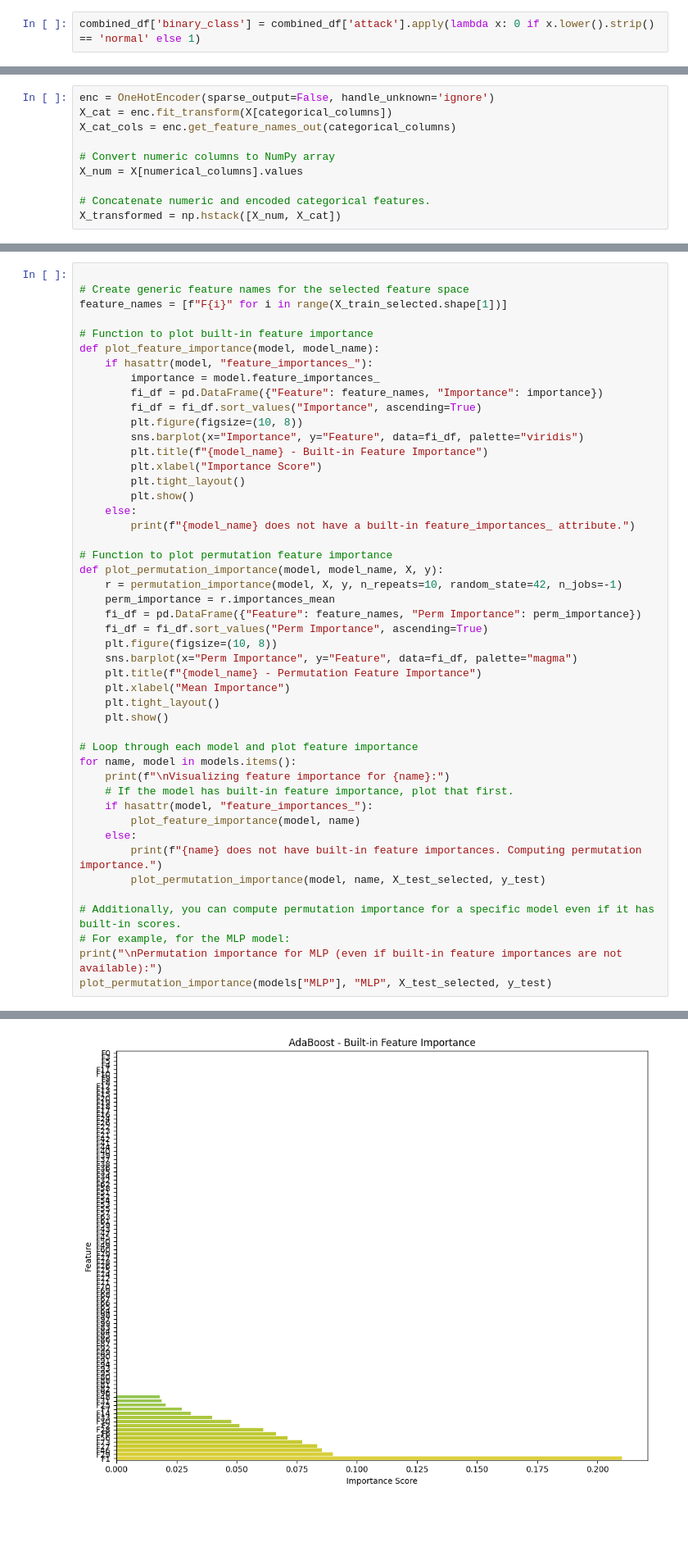
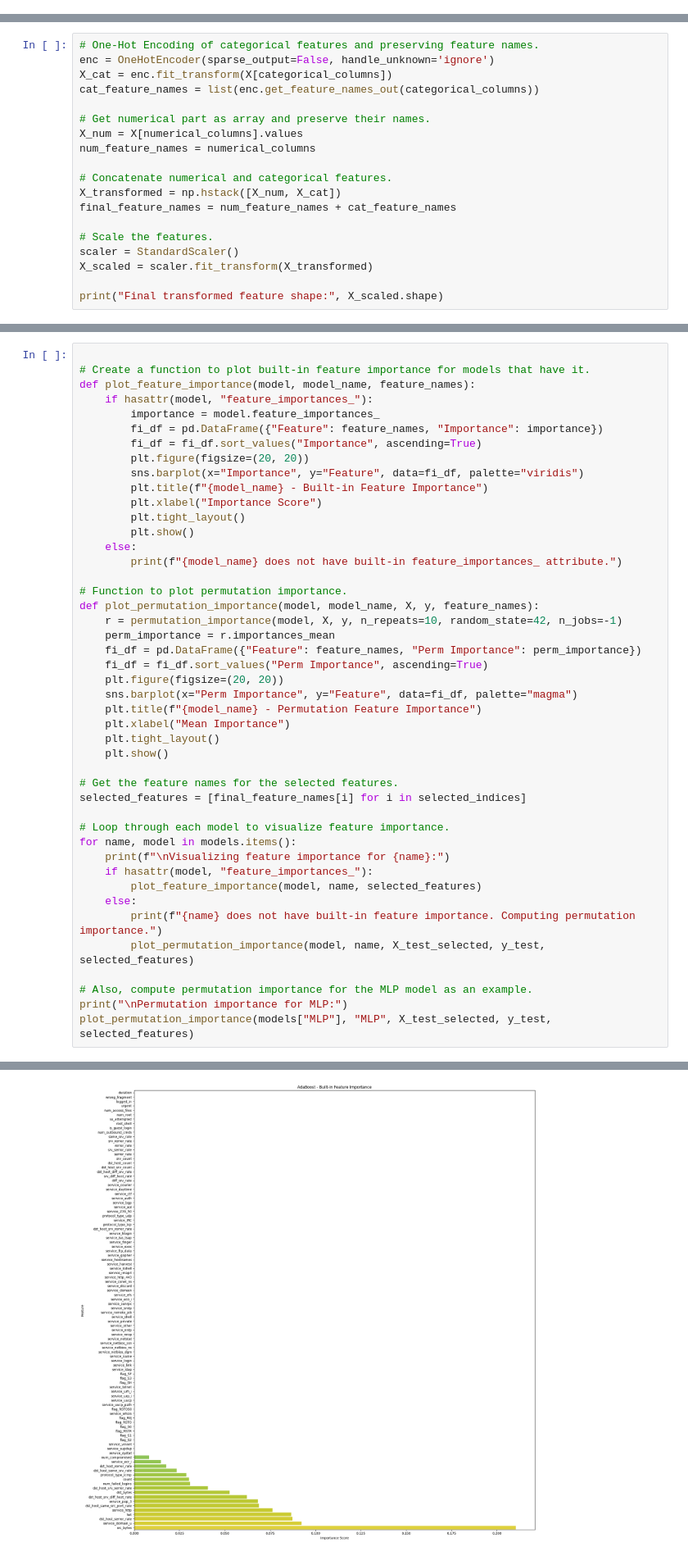
Before and after one commit to Jatinch05/Intrusion-Detection-System-using-ML, a Jupyter notebook: main.ipynb, the cells around one changed output, grey strips where cells are left out. Shown at 82% size. Saved outputs shown, nothing was run; the diff lists cells and outputs as text; blank space fills up the shorter version.

```diff
--- a/main.ipynb
+++ b/main.ipynb
@@ -318,5 +149,3 @@ plt.show()
 # %% [markdown]
 # Data Transformation
-# %%
-combined_df['binary_class'] = combined_df['attack'].apply(lambda x: 0 if x.lower().strip() == 'normal' else 1)
 # %%
@@ -329,10 +168,19 @@ categorical_columns = X.select_dtypes(include=[object]).columns.tolist()
 # %%
+# One-Hot Encoding of categorical features and preserving feature names.
 enc = OneHotEncoder(sparse_output=False, handle_unknown='ignore')
 X_cat = enc.fit_transform(X[categorical_columns])
-X_cat_cols = enc.get_feature_names_out(categorical_columns)
+cat_feature_names = list(enc.get_feature_names_out(categorical_columns))
 
-# Convert numeric columns to NumPy array
+# Get numerical part as array and preserve their names.
 X_num = X[numerical_columns].values
+num_feature_names = numerical_columns
 
-# Concatenate numeric and encoded categorical features.
+# Concatenate numerical and categorical features.
 X_transformed = np.hstack([X_num, X_cat])
+final_feature_names = num_feature_names + cat_feature_names
+
+# Scale the features.
+scaler = StandardScaler()
+X_scaled = scaler.fit_transform(X_transformed)
+
+print("Final transformed feature shape:", X_scaled.shape)
@@ -597,51 +389,49 @@ from sklearn.inspection import permutation_importance
 # %%
 
-# Create generic feature names for the selected feature space
-feature_names = [f"F{i}" for i in range(X_train_selected.shape[1])]
-
-# Function to plot built-in feature importance
-def plot_feature_importance(model, model_name):
+# Create a function to plot built-in feature importance for models that have it.
+def plot_feature_importance(model, model_name, feature_names):
     if hasattr(model, "feature_importances_"):
         importance = model.feature_importances_
         fi_df = pd.DataFrame({"Feature": feature_names, "Importance": importance})
         fi_df = fi_df.sort_values("Importance", ascending=True)
-        plt.figure(figsize=(10, 8))
+        plt.figure(figsize=(20, 20))
         sns.barplot(x="Importance", y="Feature", data=fi_df, palette="viridis")
         plt.title(f"{model_name} - Built-in Feature Importance")
         plt.xlabel("Importance Score")
         plt.tight_layout()
         plt.show()
     else:
-        print(f"{model_name} does not have a built-in feature_importances_ attribute.")
+        print(f"{model_name} does not have built-in feature_importances_ attribute.")
 
-# Function to plot permutation feature importance
-def plot_permutation_importance(model, model_name, X, y):
+# Function to plot permutation importance.
+def plot_permutation_importance(model, model_name, X, y, feature_names):
     r = permutation_importance(model, X, y, n_repeats=10, random_state=42, n_jobs=-1)
     perm_importance = r.importances_mean
     fi_df = pd.DataFrame({"Feature": feature_names, "Perm Importance": perm_importance})
     fi_df = fi_df.sort_values("Perm Importance", ascending=True)
-    plt.figure(figsize=(10, 8))
+    plt.figure(figsize=(20, 20))
     sns.barplot(x="Perm Importance", y="Feature", data=fi_df, palette="magma")
     plt.title(f"{model_name} - Permutation Feature Importance")
     plt.xlabel("Mean Importance")
     plt.tight_layout()
     plt.show()
 
-# Loop through each model and plot feature importance
+# Get the feature names for the selected features.
+selected_features = [final_feature_names[i] for i in selected_indices]
+
+# Loop through each model to visualize feature importance.
 for name, model in models.items():
     print(f"\nVisualizing feature importance for {name}:")
-    # If the model has built-in feature importance, plot that first.
     if hasattr(model, "feature_importances_"):
-        plot_feature_importance(model, name)
+        plot_feature_importance(model, name, selected_features)
     else:
-        print(f"{name} does not have built-in feature importances. Computing permutation importance.")
-        plot_permutation_importance(model, name, X_test_selected, y_test)
+        print(f"{name} does not have built-in feature importance. Computing permutation importance.")
+        plot_permutation_importance(model, name, X_test_selected, y_test, selected_features)
 
-# Additionally, you can compute permutation importance for a specific model even if it has built-in scores.
-# For example, for the MLP model:
-print("\nPermutation importance for MLP (even if built-in feature importances are not available):")
-plot_permutation_importance(models["MLP"], "MLP", X_test_selected, y_test)
+# Also, compute permutation importance for the MLP model as an example.
+print("\nPermutation importance for MLP:")
+plot_permutation_importance(models["MLP"], "MLP", X_test_selected, y_test, selected_features)
 # %% [output]
 Visualizing feature importance for AdaBoost:
-[figure, old version]
+[figure, new version]
 Visualizing feature importance for Extra Trees:
```
Also changed, not shown: parts of 49 cells of this notebook, 4 other files.
